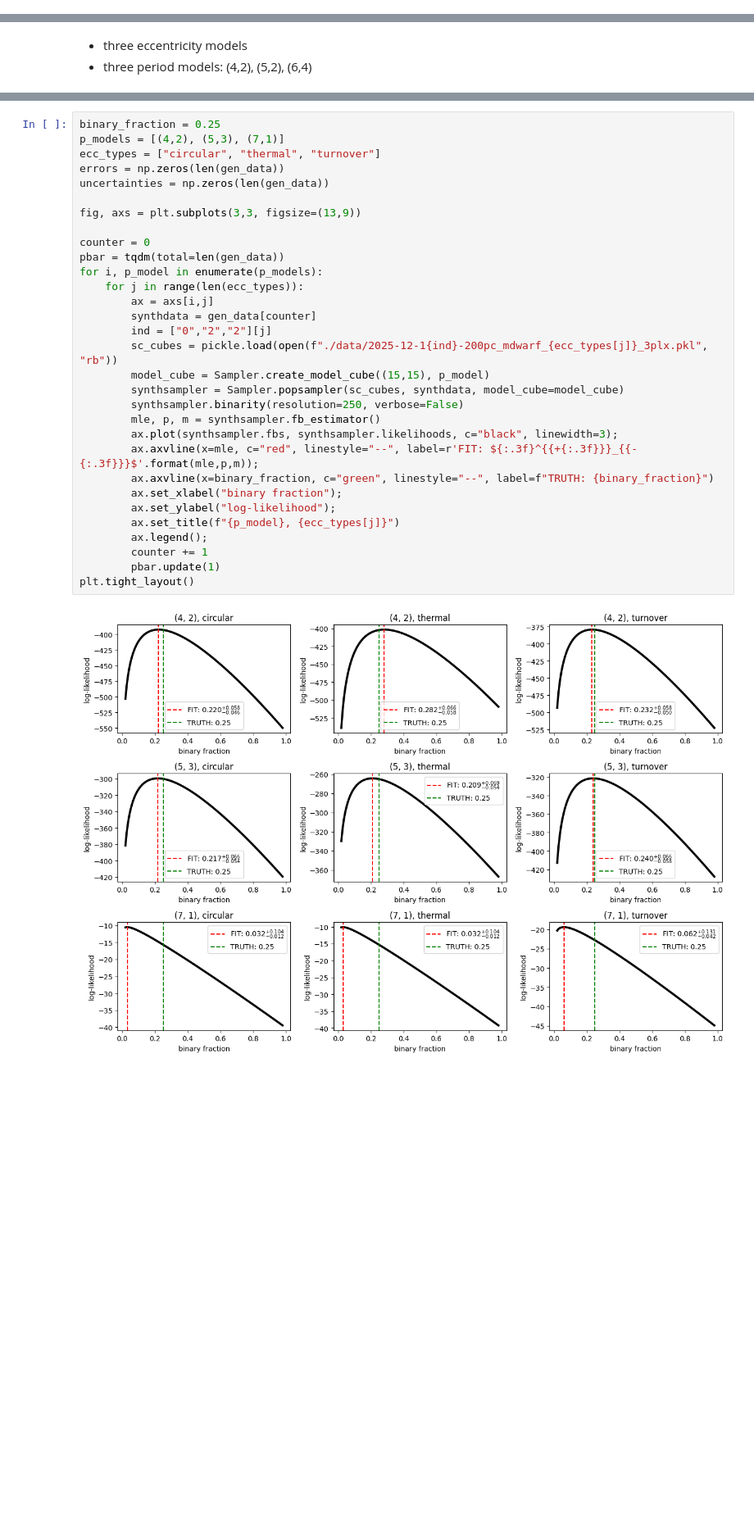
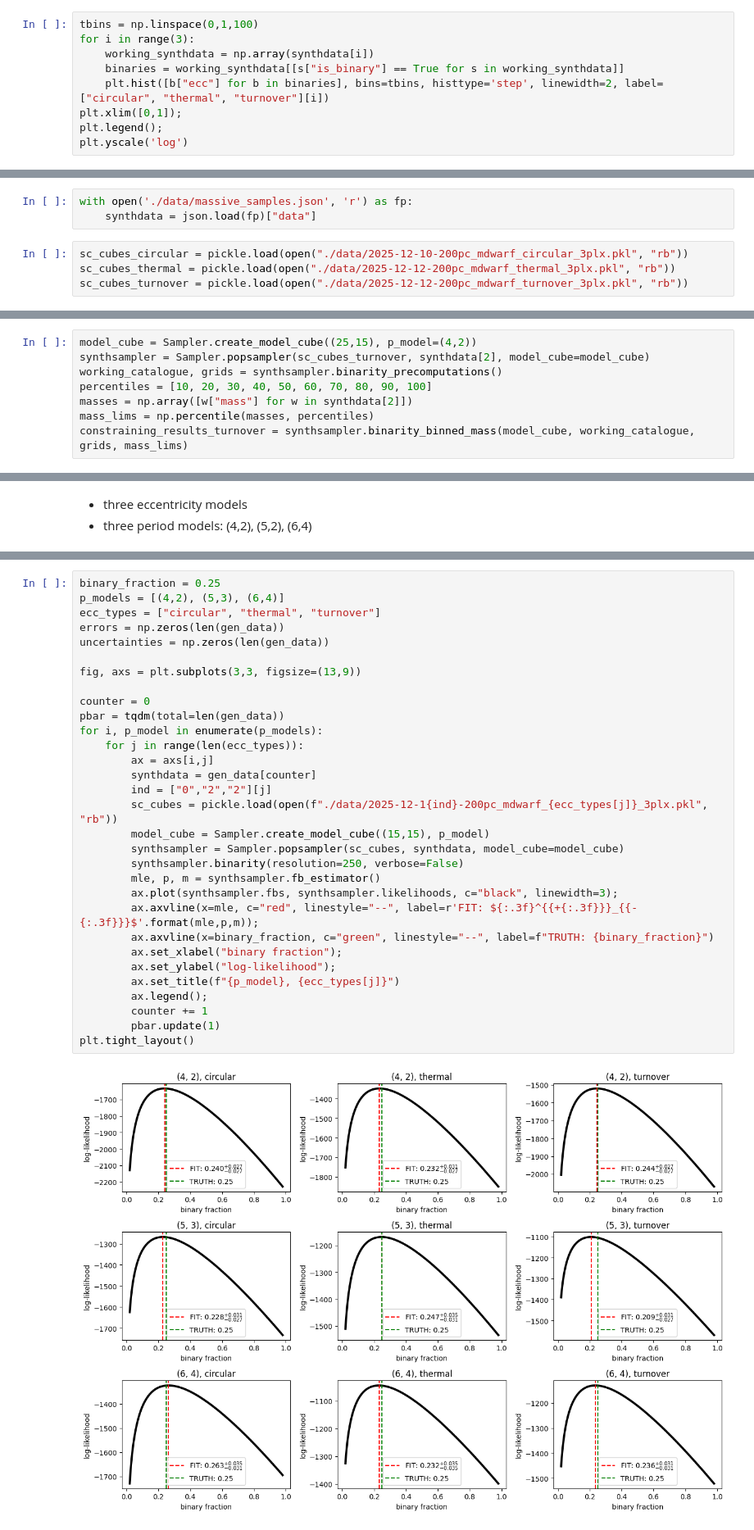
Before and after one commit to BenPennell/BrownDwarfProbabilities, a Jupyter notebook: SynthData.ipynb, the cells around one changed output, grey strips where cells are left out. Shown at 82% size. Cells and saved outputs as stored; diff of their text form; blank space fills up the shorter version.

```diff
--- a/SynthData.ipynb
+++ b/SynthData.ipynb
@@ -816,0 +873,9 @@ plt.suptitle("Quality of fit by object count");
+# %%
+tbins = np.linspace(0,1,100)
+for i in range(3):
+    working_synthdata = np.array(synthdata[i])
+    binaries = working_synthdata[[s["is_binary"] == True for s in working_synthdata]]
+    plt.hist([b["ecc"] for b in binaries], bins=tbins, histtype='step', linewidth=2, label=["circular", "thermal", "turnover"][i])
+plt.xlim([0,1]);
+plt.legend();
+plt.yscale('log')
@@ -816,0 +884,7 @@ plt.suptitle("Quality of fit by object count");
+# %%
+with open('./data/massive_samples.json', 'r') as fp:
+    synthdata = json.load(fp)["data"]
+# %%
+sc_cubes_circular = pickle.load(open("./data/2025-12-10-200pc_mdwarf_circular_3plx.pkl", "rb"))
+sc_cubes_thermal = pickle.load(open("./data/2025-12-12-200pc_mdwarf_thermal_3plx.pkl", "rb"))
+sc_cubes_turnover = pickle.load(open("./data/2025-12-12-200pc_mdwarf_turnover_3plx.pkl", "rb"))
@@ -816,0 +907,8 @@ plt.suptitle("Quality of fit by object count");
+# %%
+model_cube = Sampler.create_model_cube((25,15), p_model=(4,2))
+synthsampler = Sampler.popsampler(sc_cubes_turnover, synthdata[2], model_cube=model_cube)
+working_catalogue, grids = synthsampler.binarity_precomputations()
+percentiles = [10, 20, 30, 40, 50, 60, 70, 80, 90, 100]
+masses = np.array([w["mass"] for w in synthdata[2]])
+mass_lims = np.percentile(masses, percentiles)
+constraining_results_turnover = synthsampler.binarity_binned_mass(model_cube, working_catalogue, grids, mass_lims)
@@ -832,33 +958,33 @@ KeyboardInterrupt:
 # %%
 binary_fraction = 0.25
-p_models = [(4,2), (5,3), (7,1)]
+p_models = [(4,2), (5,3), (6,4)]
 ecc_types = ["circular", "thermal", "turnover"]
 errors = np.zeros(len(gen_data))
 uncertainties = np.zeros(len(gen_data))
 
 fig, axs = plt.subplots(3,3, figsize=(13,9))
 
 counter = 0
 pbar = tqdm(total=len(gen_data))
 for i, p_model in enumerate(p_models):
     for j in range(len(ecc_types)):
         ax = axs[i,j]
         synthdata = gen_data[counter]
         ind = ["0","2","2"][j]
         sc_cubes = pickle.load(open(f"./data/2025-12-1{ind}-200pc_mdwarf_{ecc_types[j]}_3plx.pkl", "rb"))
         model_cube = Sampler.create_model_cube((15,15), p_model)
         synthsampler = Sampler.popsampler(sc_cubes, synthdata, model_cube=model_cube)
         synthsampler.binarity(resolution=250, verbose=False)
         mle, p, m = synthsampler.fb_estimator()
         ax.plot(synthsampler.fbs, synthsampler.likelihoods, c="black", linewidth=3);
         ax.axvline(x=mle, c="red", linestyle="--", label=r'FIT: ${:.3f}^{{+{:.3f}}}_{{-{:.3f}}}$'.format(mle,p,m));
         ax.axvline(x=binary_fraction, c="green", linestyle="--", label=f"TRUTH: {binary_fraction}")
         ax.set_xlabel("binary fraction");
         ax.set_ylabel("log-likelihood");
         ax.set_title(f"{p_model}, {ecc_types[j]}")
         ax.legend();
         counter += 1
         pbar.update(1)
 plt.tight_layout()
 # %% [output]
-[figure, old version]
+[figure, new version]
```
Also changed, not shown: parts of 21 cells of this notebook, 10 other files.
